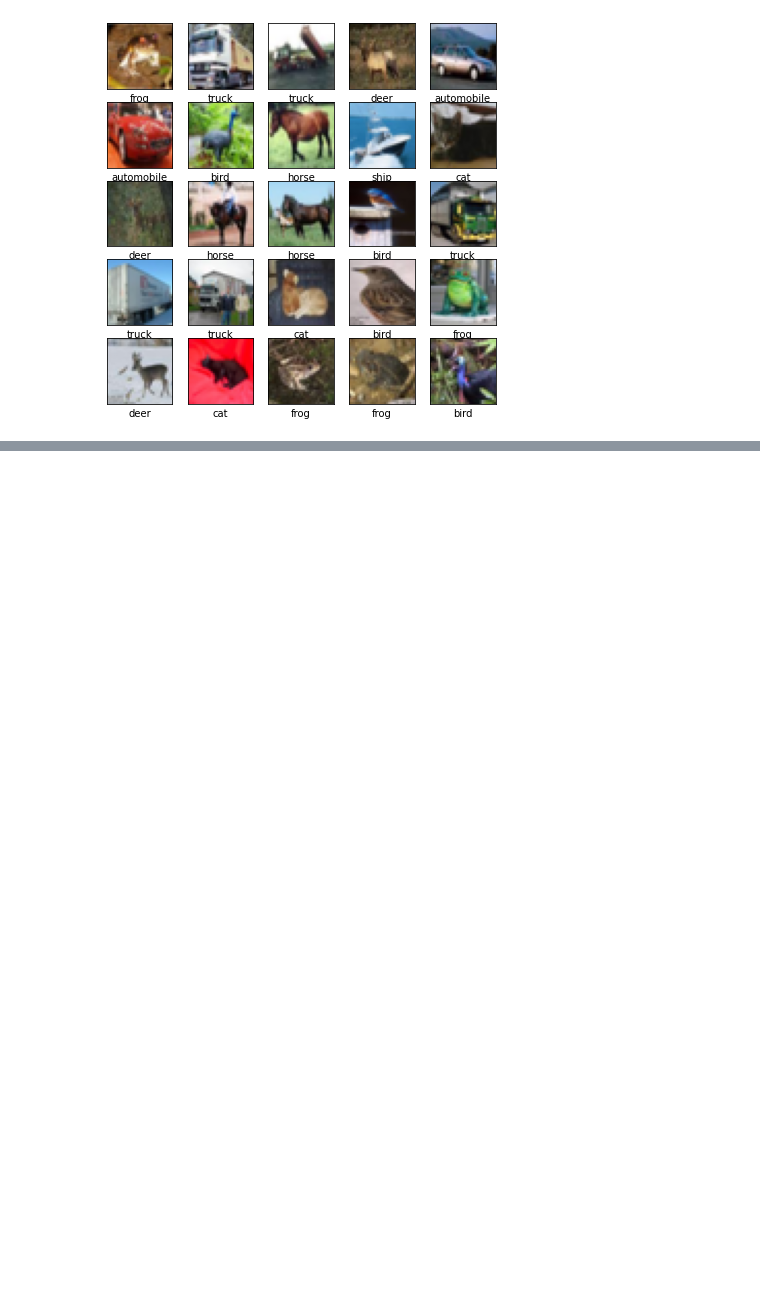
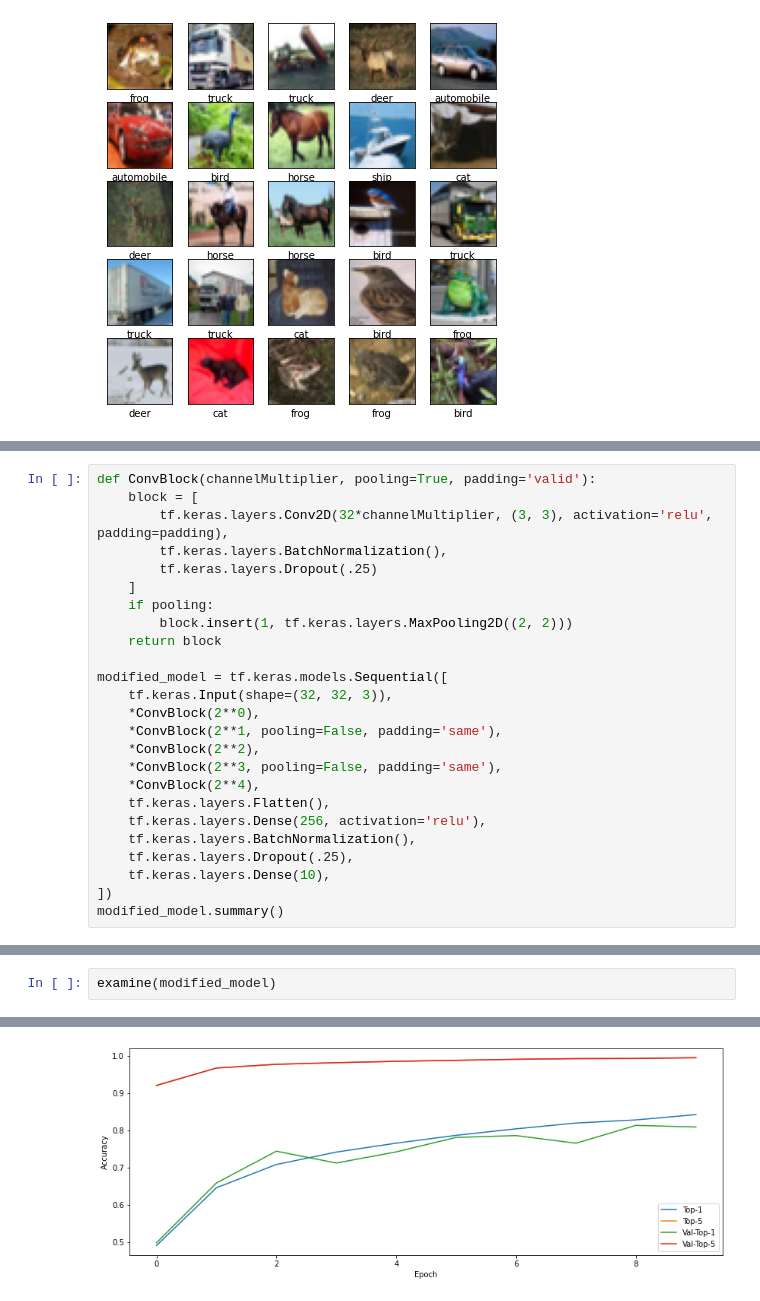
Before and after one commit to ernestchu/CSE688PracticeAndApplicationsOfMachineLearning, a Jupyter notebook: Assignments/hw1/src/hw1-2.ipynb, the cells around one changed output, grey strips where cells are left out. Saved outputs shown, nothing was run; the diff lists cells and outputs as text; blank space fills up the shorter version.

```diff
--- a/Assignments/hw1/src/hw1-2.ipynb
+++ b/Assignments/hw1/src/hw1-2.ipynb
@@ -134,0 +149,25 @@ test_loss, test_acc = model.evaluate(test_images,  test_labels, verbose=2)
+# %%
+def ConvBlock(channelMultiplier, pooling=True, padding='valid'):
+    block = [
+        tf.keras.layers.Conv2D(32*channelMultiplier, (3, 3), activation='relu', padding=padding),
+        tf.keras.layers.BatchNormalization(),
+        tf.keras.layers.Dropout(.25)
+    ]
+    if pooling:
+        block.insert(1, tf.keras.layers.MaxPooling2D((2, 2)))
+    return block
+
+modified_model = tf.keras.models.Sequential([
+    tf.keras.Input(shape=(32, 32, 3)),
+    *ConvBlock(2**0),
+    *ConvBlock(2**1, pooling=False, padding='same'),
+    *ConvBlock(2**2),
+    *ConvBlock(2**3, pooling=False, padding='same'),
+    *ConvBlock(2**4),
+    tf.keras.layers.Flatten(),
+    tf.keras.layers.Dense(256, activation='relu'),
+    tf.keras.layers.BatchNormalization(),
+    tf.keras.layers.Dropout(.25),
+    tf.keras.layers.Dense(10),
+])
+modified_model.summary()
@@ -134,0 +192,3 @@ test_loss, test_acc = model.evaluate(test_images,  test_labels, verbose=2)
+# %%
+examine(modified_model)
+# %% [output]
@@ -134,0 +205 @@ test_loss, test_acc = model.evaluate(test_images,  test_labels, verbose=2)
+[figure, added]
```
Also changed, not shown: parts of 11 cells of this notebook.
